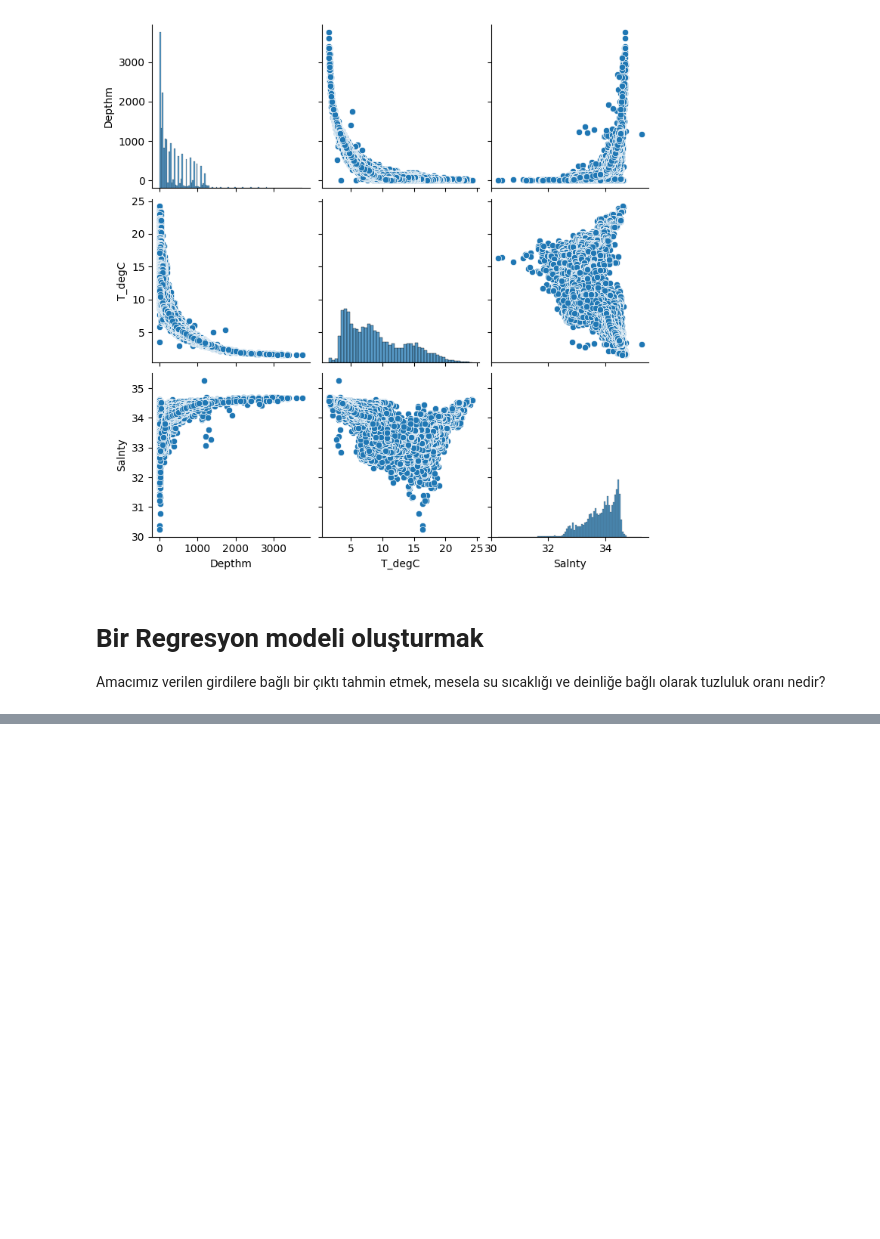
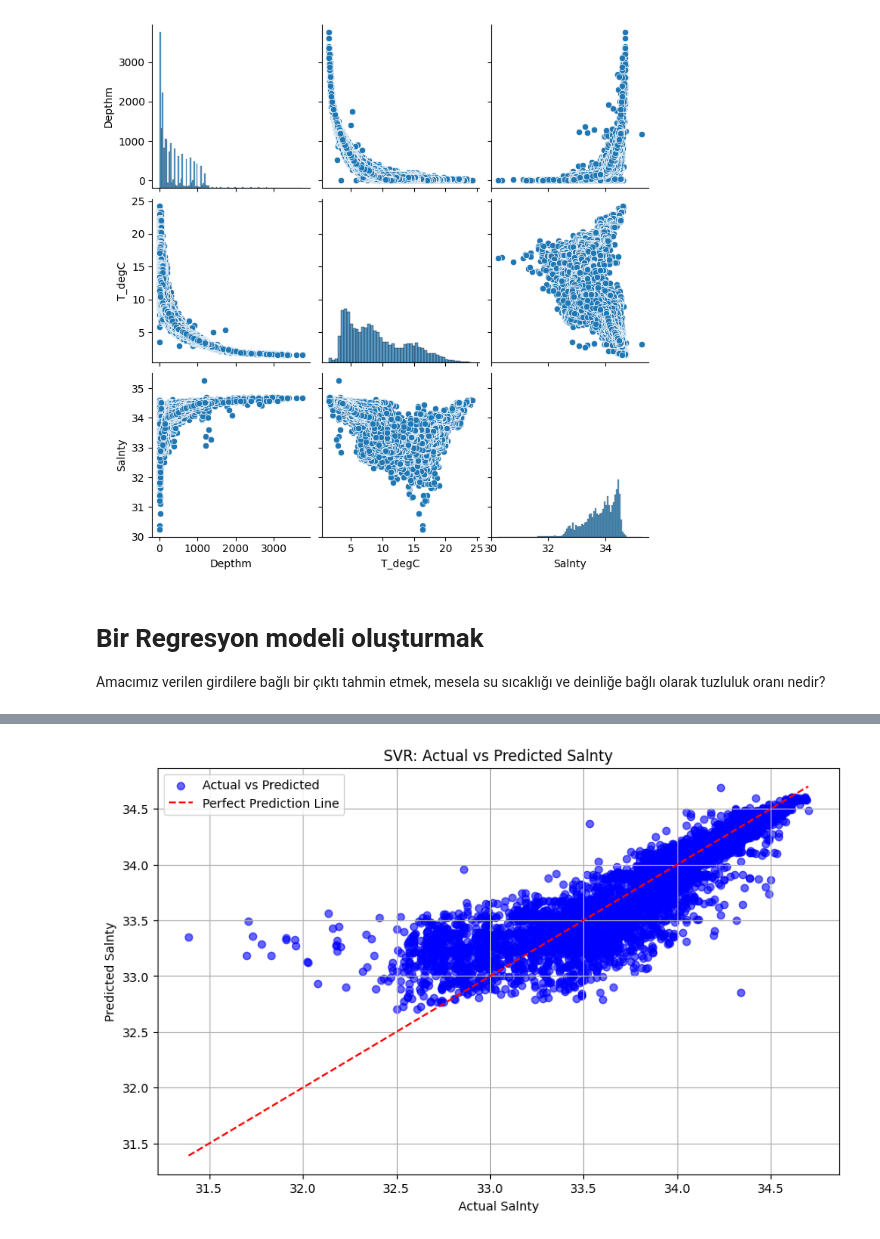
Before and after one commit to onuralpArsln/MlAiTutorialProjects, a Jupyter notebook: 12-VideoSources/LinearRegression.ipynb, the cells around one changed output, grey strips where cells are left out. Drawn from its saved outputs; the diff is of its cells as text; code cells hidden in the pictures; blank space fills up the shorter version.

```diff
--- a/12-VideoSources/LinearRegression.ipynb
+++ b/12-VideoSources/LinearRegression.ipynb
@@ -107,0 +116,77 @@ y = df['Salnty']  # Hedef değişken (tahmin etmek istediğimiz değer)
+# %%
+from sklearn.model_selection import train_test_split
+from sklearn.preprocessing import StandardScaler, PolynomialFeatures
+from sklearn.linear_model import LinearRegression, Ridge, Lasso
+from sklearn.ensemble import RandomForestRegressor
+from sklearn.svm import SVR
+from sklearn.metrics import mean_squared_error, r2_score
+import numpy as np
+import pandas as pd
+import matplotlib.pyplot as plt
+
+# Veriyi yükle
+df = pd.read_csv('CalCOFI_reduced.csv')
+df = df.dropna(subset=['Depthm', 'T_degC', 'Salnty'])
+
+# Girdi ve çıktı değişkenlerini tanımla
+X = df[['Depthm', 'T_degC']]
+y = df['Salnty']
+
+
+# Veriyi eğitim ve test olarak ayır
+X_train, X_test, y_train, y_test = train_test_split(X, y, test_size=0.2, random_state=42)
+
+# Veriyi ölçeklendirelim
+scaler = StandardScaler()
+X_train_scaled = scaler.fit_transform(X_train)
+X_test_scaled = scaler.transform(X_test)
+
+# Polinom özellikleri oluştur ve fit et
+degree = 3
+poly_features = PolynomialFeatures(degree=degree)
+X_train_poly = poly_features.fit_transform(X_train_scaled)
+X_test_poly = poly_features.transform(X_test_scaled)
+
+# Modelleri tanımla
+models = {
+    "Linear Regression": LinearRegression(),
+    "Polynomial Regression (degree=3)": LinearRegression(),
+    "Ridge Regression": Ridge(alpha=0.1),
+    "Lasso Regression": Lasso(alpha=0.1),
+    "Random Forest Regressor": RandomForestRegressor(n_estimators=100),
+    "SVR": SVR(kernel='rbf', C=1)
+}
+
+# Modelleri eğit ve değerlendir
+results = {}
+for name, model in models.items():
+    if "Polynomial" in name:
+        model.fit(X_train_poly, y_train)
+        y_pred = model.predict(X_test_poly)
+    else:
+        model.fit(X_train_scaled, y_train)
+        y_pred = model.predict(X_test_scaled)
+
+    # Performans ölçümleri
+    rmse = np.sqrt(mean_squared_error(y_test, y_pred))
+    r2 = r2_score(y_test, y_pred)
+    results[name] = {"RMSE": rmse, "R²": r2}
+
+# Sonuçları göster
+for model, metrics in results.items():
+    print(f"{model}: RMSE = {metrics['RMSE']:.2f}, R² = {metrics['R²']:.2f}")
+
+# En iyi modeli seçip görselleştirelim
+best_model = max(results, key=lambda x: results[x]['R²'])
+print(f"\n🏅 En iyi model: {best_model}")
+
+plt.figure(figsize=(10, 6))
+plt.scatter(y_test, y_pred, color='blue', alpha=0.6, label='Actual vs Predicted')
+plt.plot([min(y_test), max(y_test)], [min(y_test), max(y_test)], color='red', linestyle='--', label='Perfect Prediction Line')
+plt.xlabel('Actual Salnty')
+plt.ylabel('Predicted Salnty')
+plt.legend()
+plt.title(f'{best_model}: Actual vs Predicted Salnty')
+plt.grid(True)
+plt.show()
+# %% [output]
@@ -107,0 +201 @@ y = df['Salnty']  # Hedef değişken (tahmin etmek istediğimiz değer)
+[figure, added]
```
Also changed, not shown: parts of 6 cells of this notebook.
